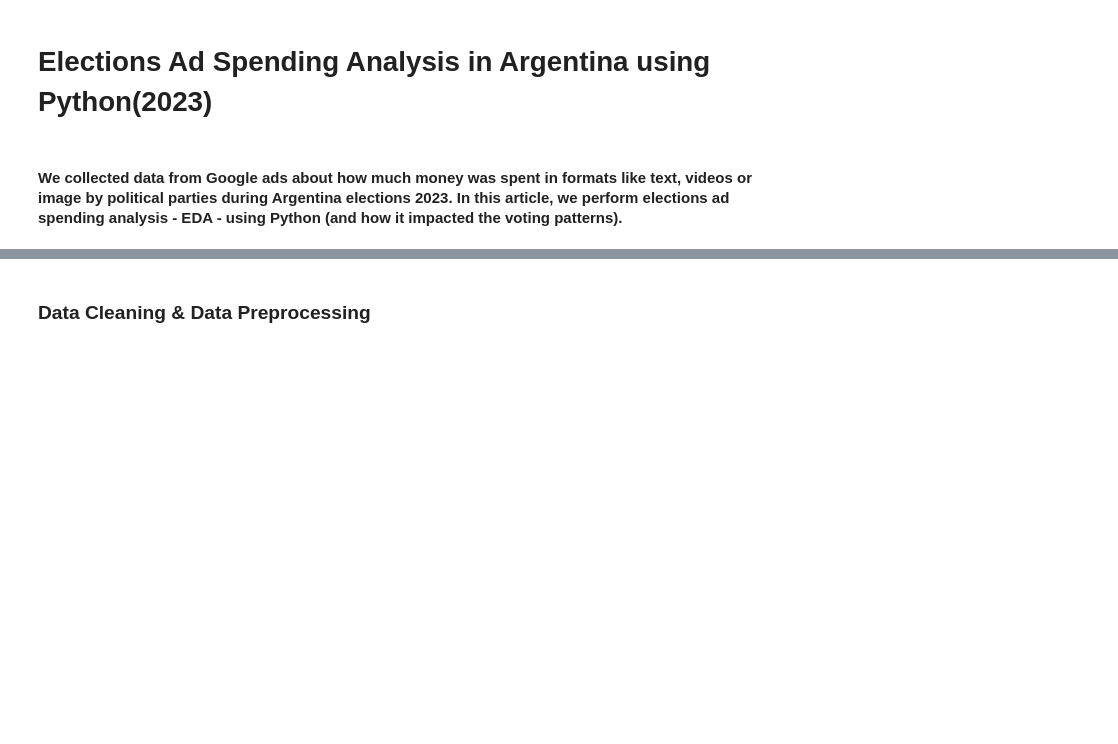
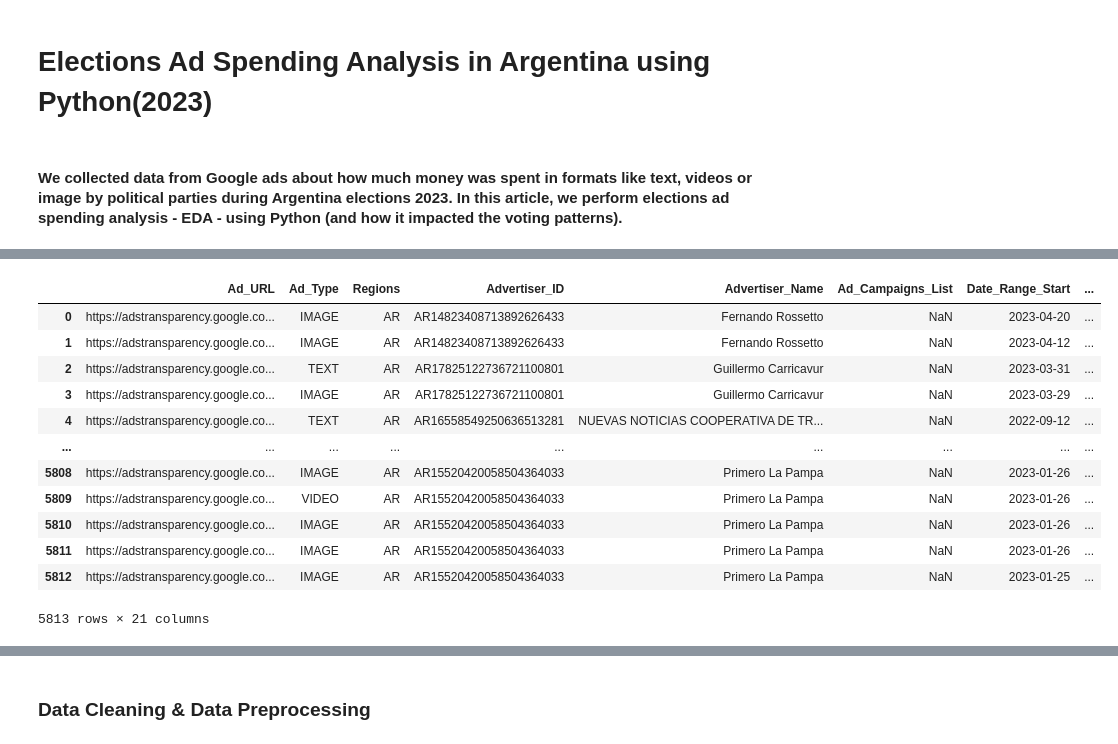
Before and after one commit to andreasoledadguerra/EDA_projects, a Jupyter notebook: googleads_analysis.ipynb, the cells around one changed output, grey strips where cells are left out. Drawn from its saved outputs; the diff is of its cells as text; code cells hidden in the pictures; blank space fills up the shorter version.

```diff
--- a/googleads_analysis.ipynb
+++ b/googleads_analysis.ipynb
@@ -28,0 +57,16 @@ Shape of dataset:  (5813, 22)
+# %%
+df_ads.drop(['Ad_ID'],axis=1)
+# %% [output]
+|  | Ad_URL | Ad_Type | Regions | Advertiser_ID | Advertiser_Name | Ad_Campaigns_List | Date_Range_Start | ... |
+| 0 | https://adstransparency.google.co... | IMAGE | AR | AR14823408713892626433 | Fernando Rossetto | NaN | 2023-04-20 | ... |
+| 1 | https://adstransparency.google.co... | IMAGE | AR | AR14823408713892626433 | Fernando Rossetto | NaN | 2023-04-12 | ... |
+| 2 | https://adstransparency.google.co... | TEXT | AR | AR17825122736721100801 | Guillermo Carricavur | NaN | 2023-03-31 | ... |
+| 3 | https://adstransparency.google.co... | IMAGE | AR | AR17825122736721100801 | Guillermo Carricavur | NaN | 2023-03-29 | ... |
+| 4 | https://adstransparency.google.co... | TEXT | AR | AR16558549250636513281 | NUEVAS NOTICIAS COOPERATIVA DE TR... | NaN | 2022-09-12 | ... |
+| ... | ... | ... | ... | ... | ... | ... | ... | ... |
+| 5808 | https://adstransparency.google.co... | IMAGE | AR | AR15520420058504364033 | Primero La Pampa | NaN | 2023-01-26 | ... |
+| 5809 | https://adstransparency.google.co... | VIDEO | AR | AR15520420058504364033 | Primero La Pampa | NaN | 2023-01-26 | ... |
+| 5810 | https://adstransparency.google.co... | IMAGE | AR | AR15520420058504364033 | Primero La Pampa | NaN | 2023-01-26 | ... |
+| 5811 | https://adstransparency.google.co... | IMAGE | AR | AR15520420058504364033 | Primero La Pampa | NaN | 2023-01-26 | ... |
+| 5812 | https://adstransparency.google.co... | IMAGE | AR | AR15520420058504364033 | Primero La Pampa | NaN | 2023-01-25 | ... |
+5813 rows × 21 columns
```
Also changed, not shown: parts of 26 cells of this notebook.
